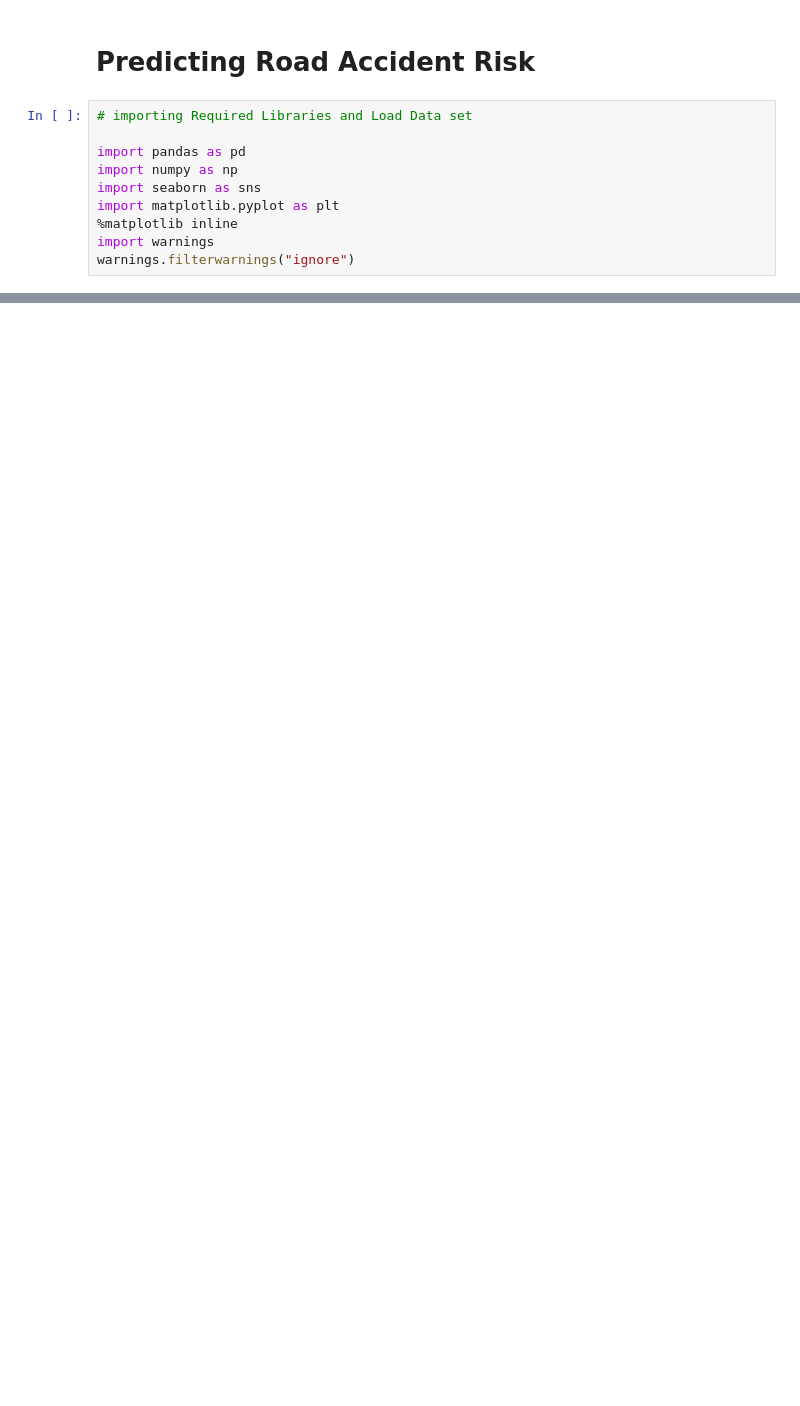
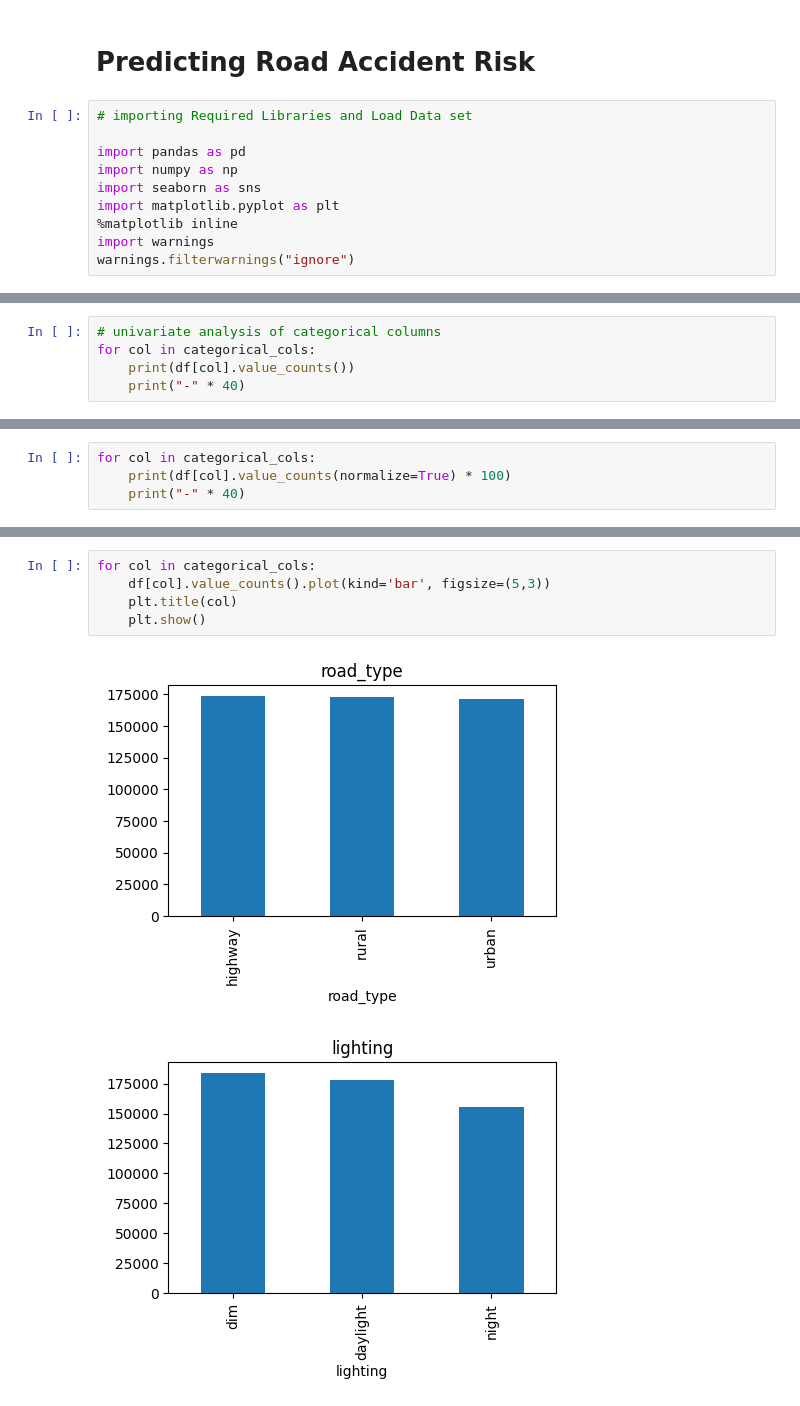
Before and after one commit to christopher-christain/Predicting-Road-Accident-Risk, a Jupyter notebook: Notebooks/EDA.ipynb, the cells around one changed output, grey strips where cells are left out. Cells and saved outputs as stored; diff of their text form; blank space fills up the shorter version.

```diff
--- a/Notebooks/EDA.ipynb
+++ b/Notebooks/EDA.ipynb
@@ -34,0 +73,5 @@ df_2.head()
+# %%
+# univariate analysis of categorical columns
+for col in categorical_cols:
+    print(df[col].value_counts())
+    print("-" * 40)
@@ -34,0 +96,4 @@ df_2.head()
+# %%
+for col in categorical_cols:
+    print(df[col].value_counts(normalize=True) * 100)
+    print("-" * 40)
@@ -34,0 +118,8 @@ df_2.head()
+# %%
+for col in categorical_cols:
+    df[col].value_counts().plot(kind='bar', figsize=(5,3))
+    plt.title(col)
+    plt.show()
+# %% [output]
+[figure, added]
+[figure, added]
```
Also changed, not shown: parts of 15 cells of this notebook, 2 other files.
